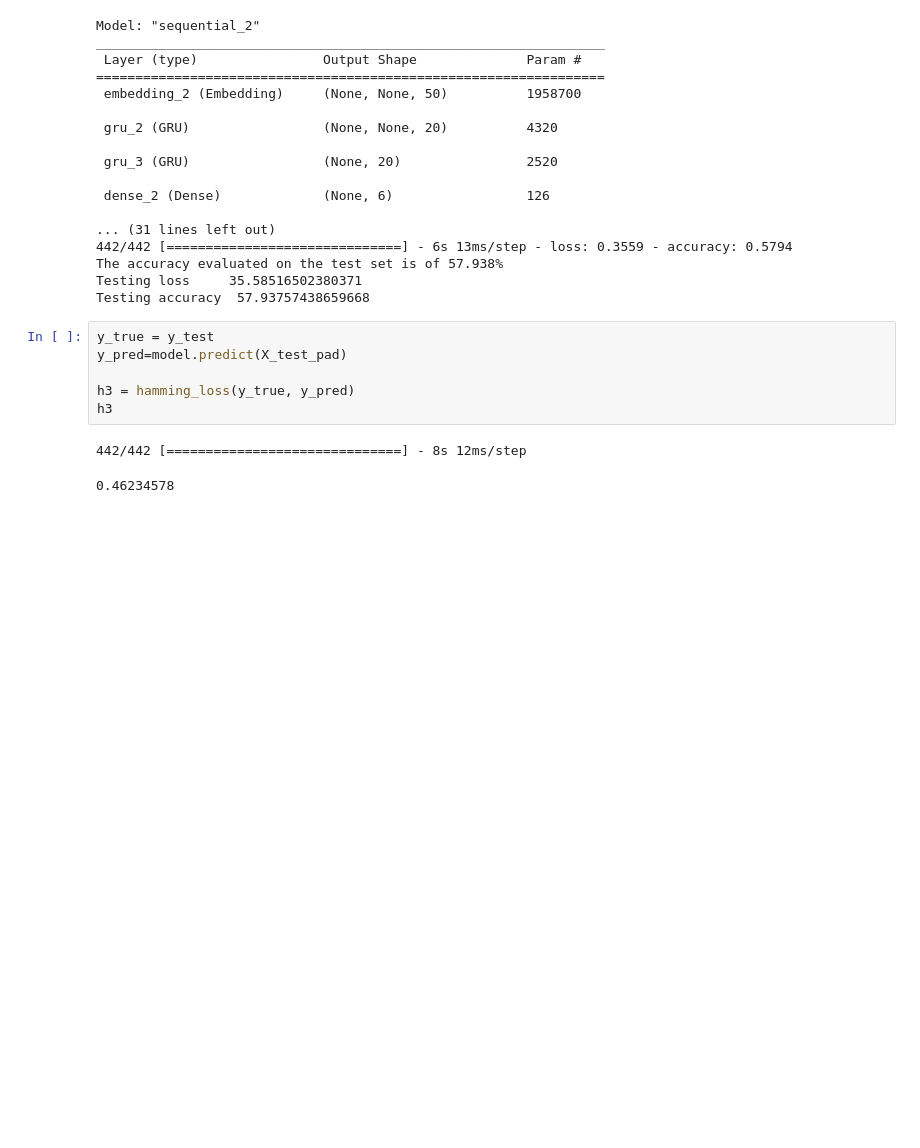
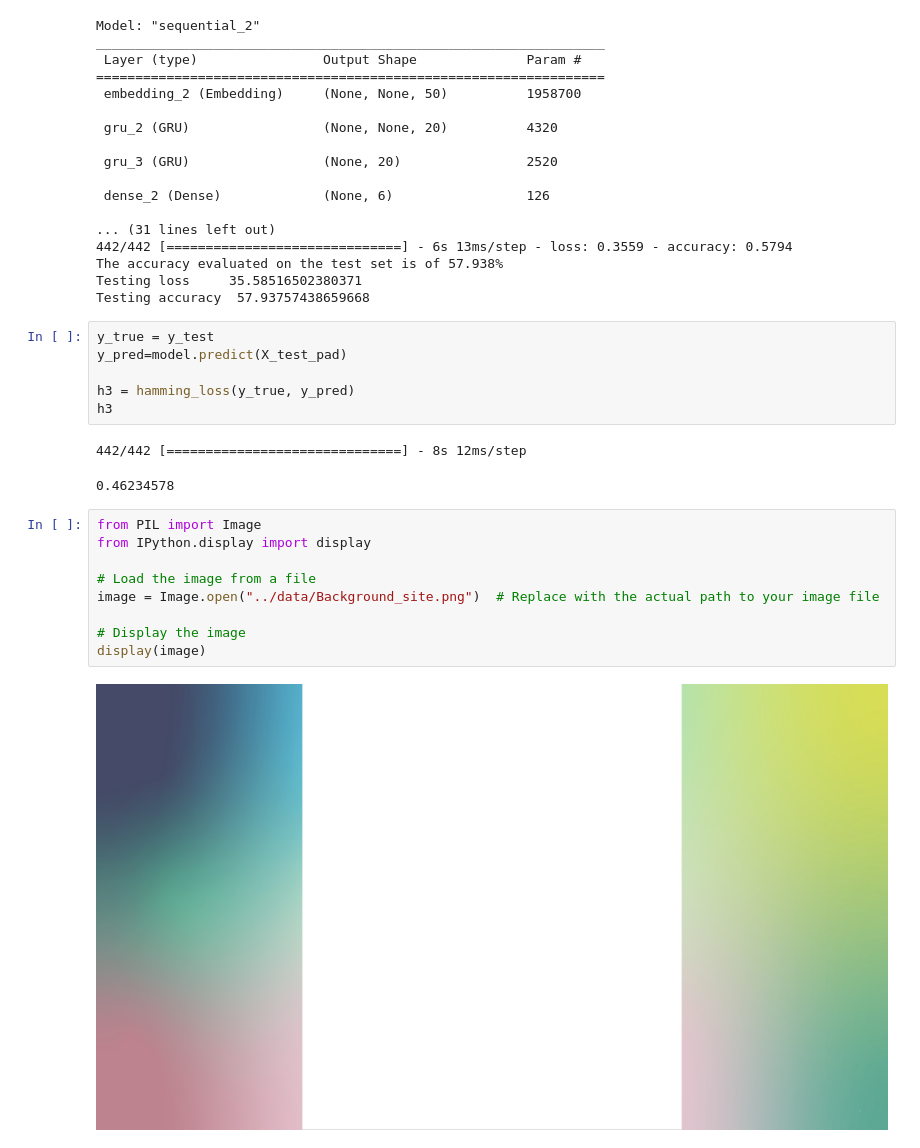
Before and after one commit to irismarechal1997/moder_ia, a Jupyter notebook: notebook/irisv5.ipynb, the cells around one changed output. Cells and saved outputs as stored; diff of their text form; blank space fills up the shorter version.

Commit message:
New image

```diff
--- a/notebook/irisv5.ipynb
+++ b/notebook/irisv5.ipynb
@@ -210,3 +210,14 @@ h3
 # %% [output]
 442/442 [==============================] - 8s 12ms/step
 0.46234578
+# %%
+from PIL import Image
+from IPython.display import display
+
+# Load the image from a file
+image = Image.open("../data/Background_site.png")  # Replace with the actual path to your image file
+
+# Display the image
+display(image)
+# %% [output]
+[figure, added]
```
Also changed, not shown: 1 other file.
